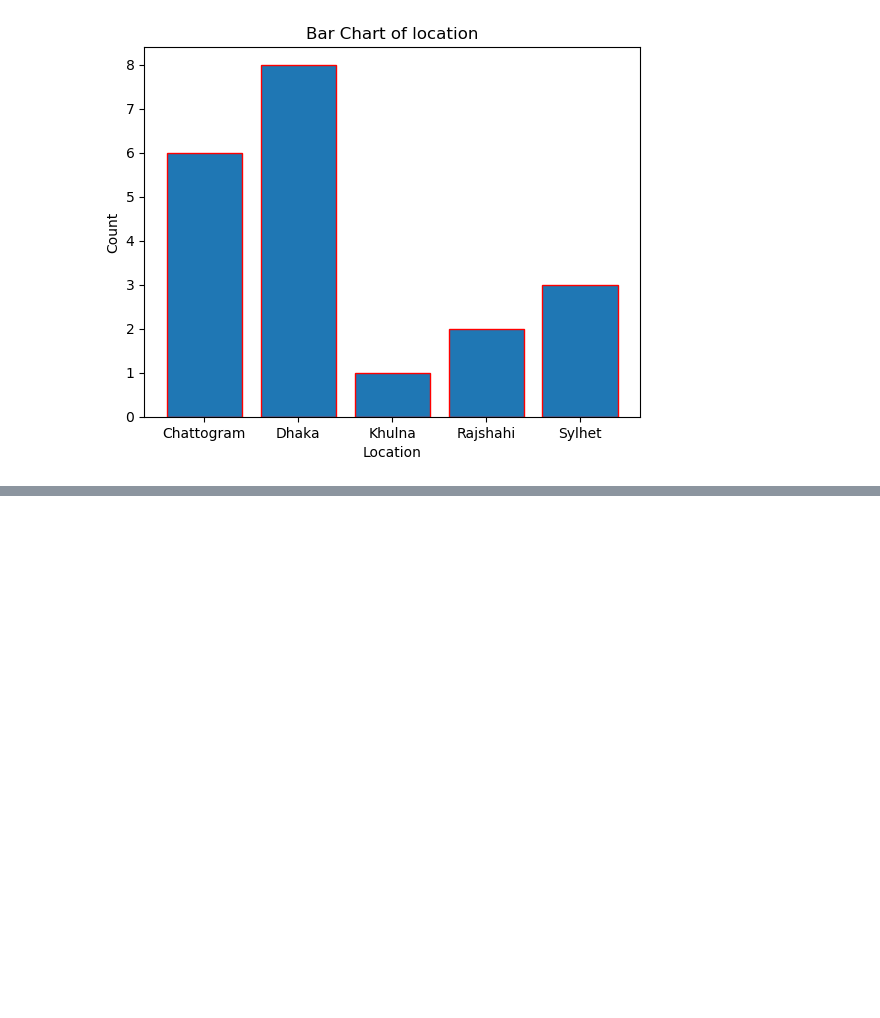
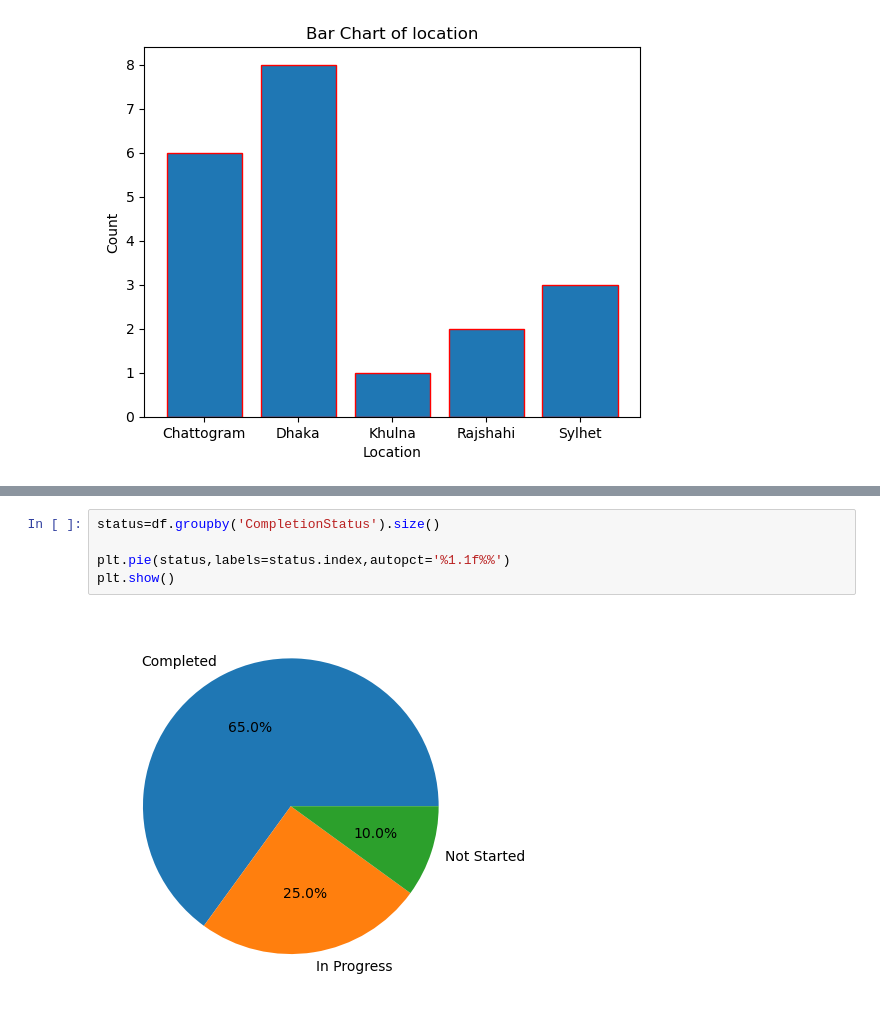
Before and after one commit to rabeyanoor/AI-ML, a Jupyter notebook: Week-4/Module_15.ipynb, the cells around one changed output, grey strips where cells are left out. Drawn from its saved outputs; the diff is of its cells as text; blank space fills up the shorter version.

```diff
--- a/Week-4/Module_15.ipynb
+++ b/Week-4/Module_15.ipynb
@@ -408,0 +443,7 @@ plt.show()
+# %%
+status=df.groupby('CompletionStatus').size()
+
+plt.pie(status,labels=status.index,autopct='%1.1f%%')
+plt.show()
+# %% [output]
+[figure, added]
```
Also changed, not shown: parts of 7 cells of this notebook.
